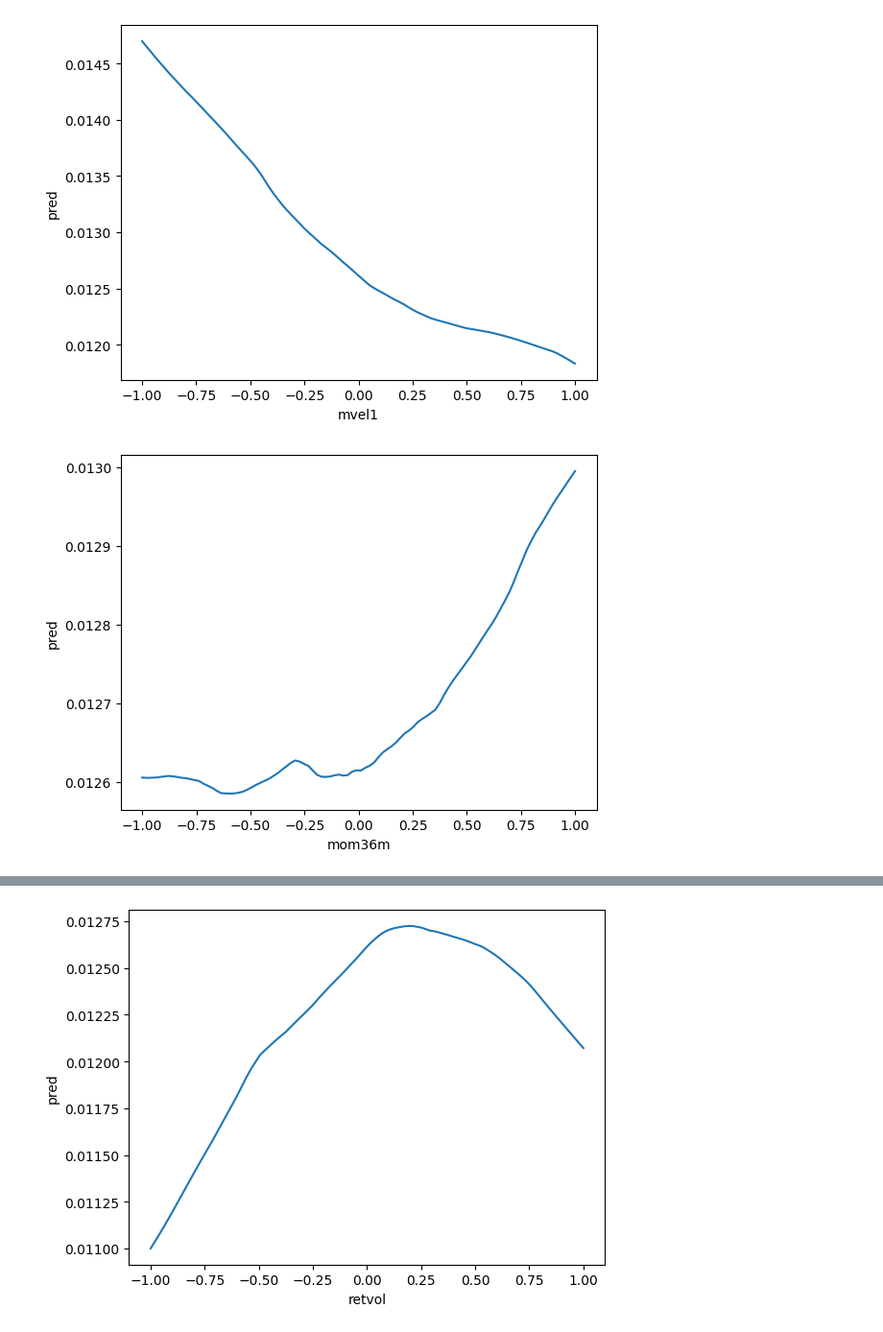
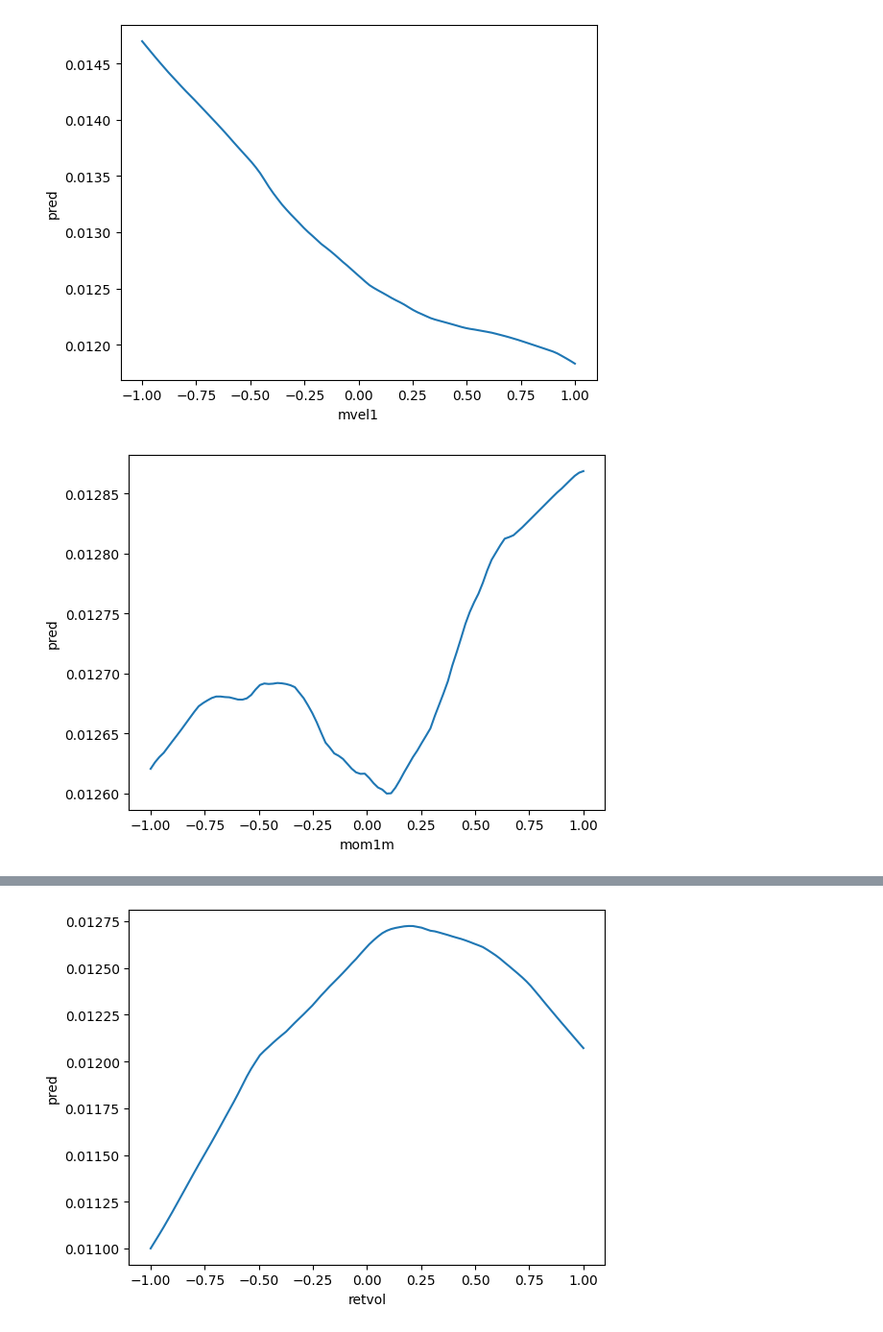
Before and after one commit to ghkim9213/gkx-nn, a Jupyter notebook: replications/conditional_auto_encoder/explain.ipynb, the cells around one changed output, grey strips where cells are left out. Shown at 96% size. Drawn from its saved outputs; the diff is of its cells as text; code cells hidden in the pictures.

```diff
--- a/replications/conditional_auto_encoder/explain.ipynb
+++ b/replications/conditional_auto_encoder/explain.ipynb
@@ -35,6 +63,6 @@ pdp("mvel1")
 # %% [output]
 [figure]
-# %%
-pdp("mom36m")
-# %% [output]
-[figure, removed]
+# %%
+pdp("mom1m") # 최근 1개월 수익률 (short-term momentum)
+# %% [output]
+[figure, added]
```
Also changed, not shown: parts of 16 cells of this notebook, 1 other file.
